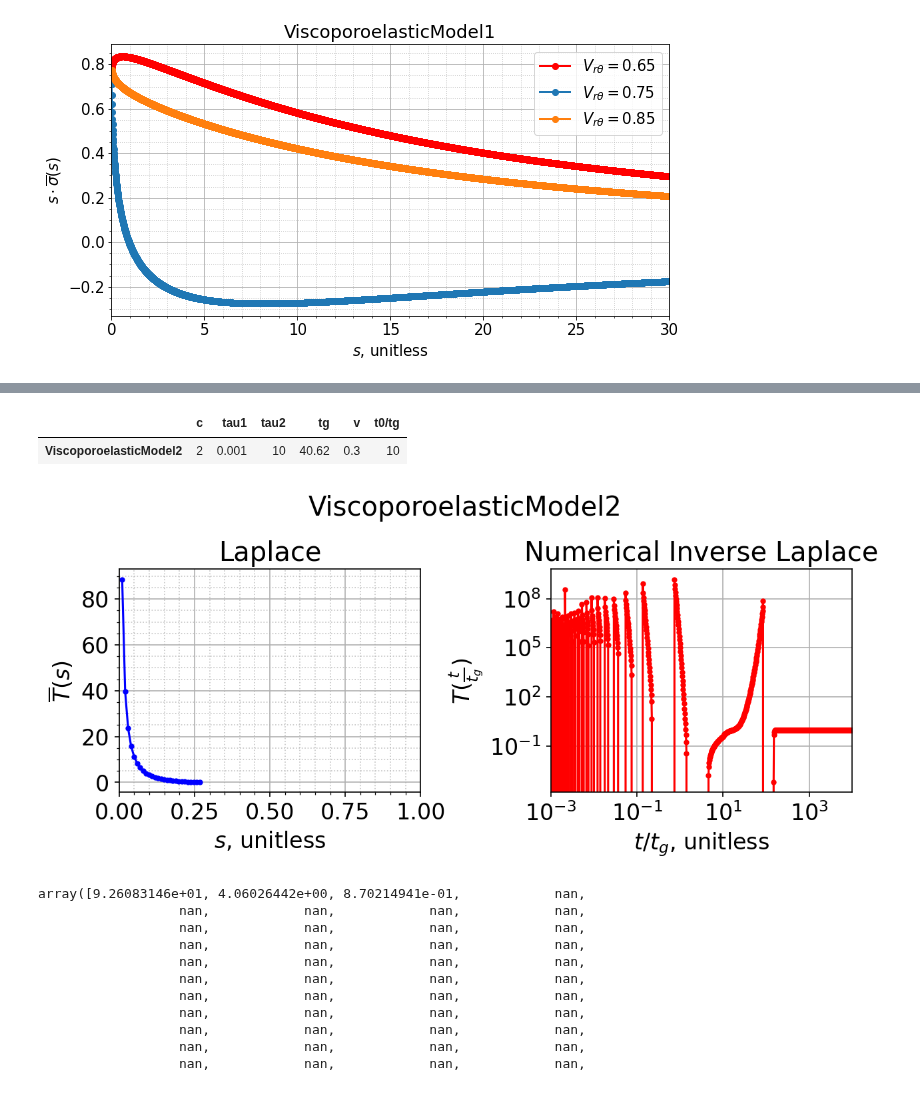
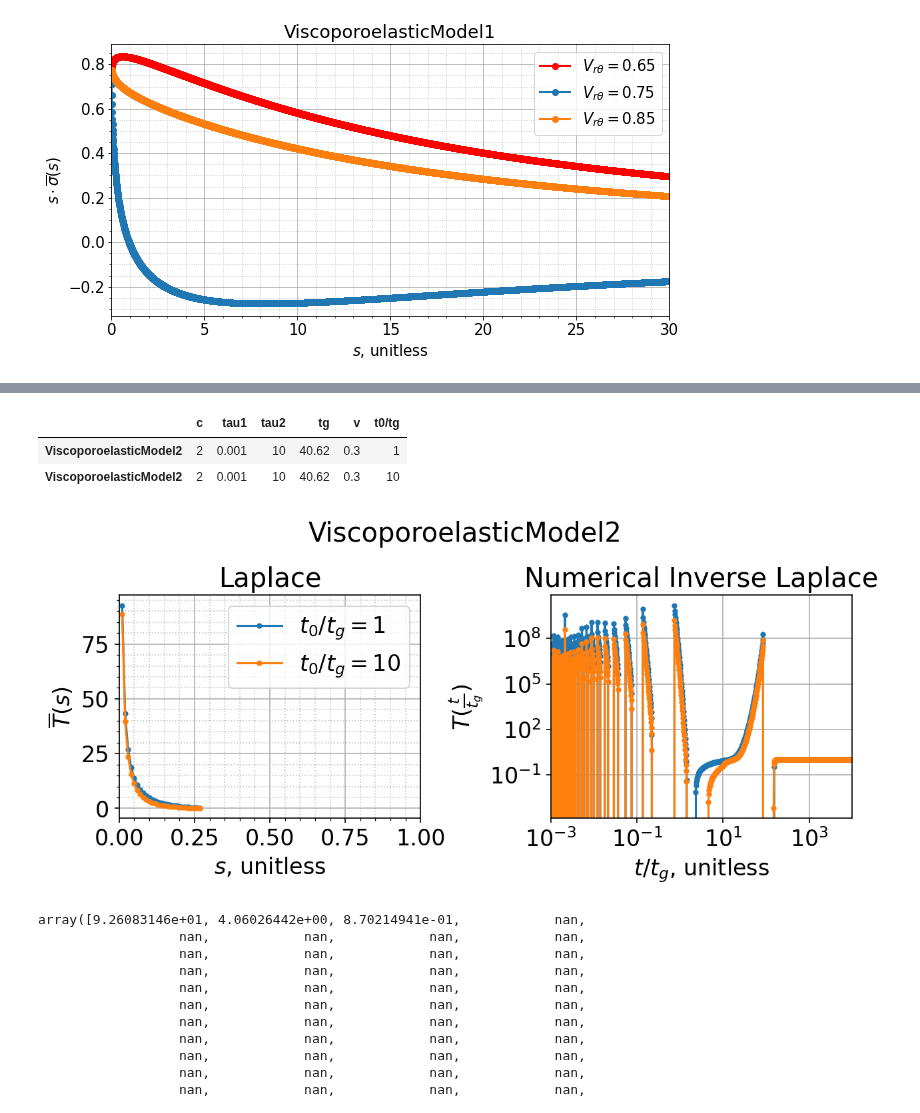
Before and after one commit to ryerrabelli/Yerrabelli-Spector-Poroelastic-Model-Code, a Jupyter notebook: src/ViscoporoelasticInversion.ipynb, the cells around one changed output, grey strips where cells are left out. Drawn from its saved outputs; the diff is of its cells as text; code cells hidden in the pictures.

Commit message:
Finished the multiple plotting ability. Created good plots of the given viscoporoelastic models.

```diff
--- a/src/ViscoporoelasticInversion.ipynb
+++ b/src/ViscoporoelasticInversion.ipynb
@@ -291,16 +324,19 @@ importlib.reload(plotting)
 importlib.reload(viscoporoelastic_model)
 from viscoporoelastic_model import ViscoporoelasticModel2
 
-vpe = ViscoporoelasticModel2()
-tg = vpe.tg
-t0_tg = vpe.t0_tg
+VPEs = [(ViscoporoelasticModel2(t0_tg=t0_tg), fr"$t_0/t_g={t0_tg}$")
+                              for t0_tg in [1, 10]]
+tg = VPEs[0][0].tg
+t0_tg = VPEs[0][0].t0_tg
 
 # inputting a value of time=0 doesn't error (just returns None/NaN), but takes longer (about 2x as much) on python; not really MATLAB though
 #plot_times = np.arange(0.01, 1.001, 0.001)*tg
 plot_times = np.logspace(-3, 4, num=1001, endpoint=True)*tg
 #input_times = np.concatenate((plot_times, np.array([5,10,20])*tg))
 input_times = plot_times
-func = vpe.laplace_value
+#func = vpe.laplace_value
+func = [vpe.laplace_value for vpe, label in VPEs]
+func_labels = [label for vpe, label in VPEs]
 func_name = {"t":r"$T(\frac{t}{t_g})$", "s":r"$\overline{T}(s)$"}
 x_names   = {"t":"$t/t_g$, unitless", "s":"$s$, unitless"}
 plot_s = np.linspace(0.01, 1, num=101, endpoint=True)
@@ -309,9 +345,11 @@ input_s = np.concatenate((plot_s, np.array([0.001])))
 plt.rc('font', size=16)  # default font size is 10
 fig, laplace_vals, inverted_vals_numerical, inverted_vals_analytical=plotting.plot_laplace_analysis(
     func=func, func_name=func_name, x_names=x_names, input_s=input_s, plot_s=plot_s,
-    input_times=input_times, plot_times=plot_times, time_const=tg, model_name = vpe.get_model_name())
+    input_times=input_times, plot_times=plot_times, time_const=tg, model_name = VPEs[0][0].get_model_name(), func_labels = func_labels)
 plt.xscale('log')
 plt.yscale('log')
 plt.xlim((1e-3,None))
-display(pd.DataFrame(vpe.get_all_names_and_vars(),index=[vpe.get_model_name()]))
+
+df_params = pd.DataFrame([vpe.get_all_names_and_vars() for vpe, label in VPEs], index=[vpe.get_model_name() for vpe, label in VPEs])
+display(df_params)
 # %% [output]
@@ -319,6 +357,7 @@ It took 0.0331 sec to numerically invert laplace the func for 1001 input times.
 |  | c | tau1 | tau2 | tg | v | t0/tg |
+| ViscoporoelasticModel2 | 2 | 0.001 | 10 | 40.62 | 0.3 | 1 |
 | ViscoporoelasticModel2 | 2 | 0.001 | 10 | 40.62 | 0.3 | 10 |
-[figure, old version]
+[figure, new version]
 # %%
 laplace_vals
 # %% [output]
```
Also changed, not shown: parts of 3 cells of this notebook, 6 other files.
